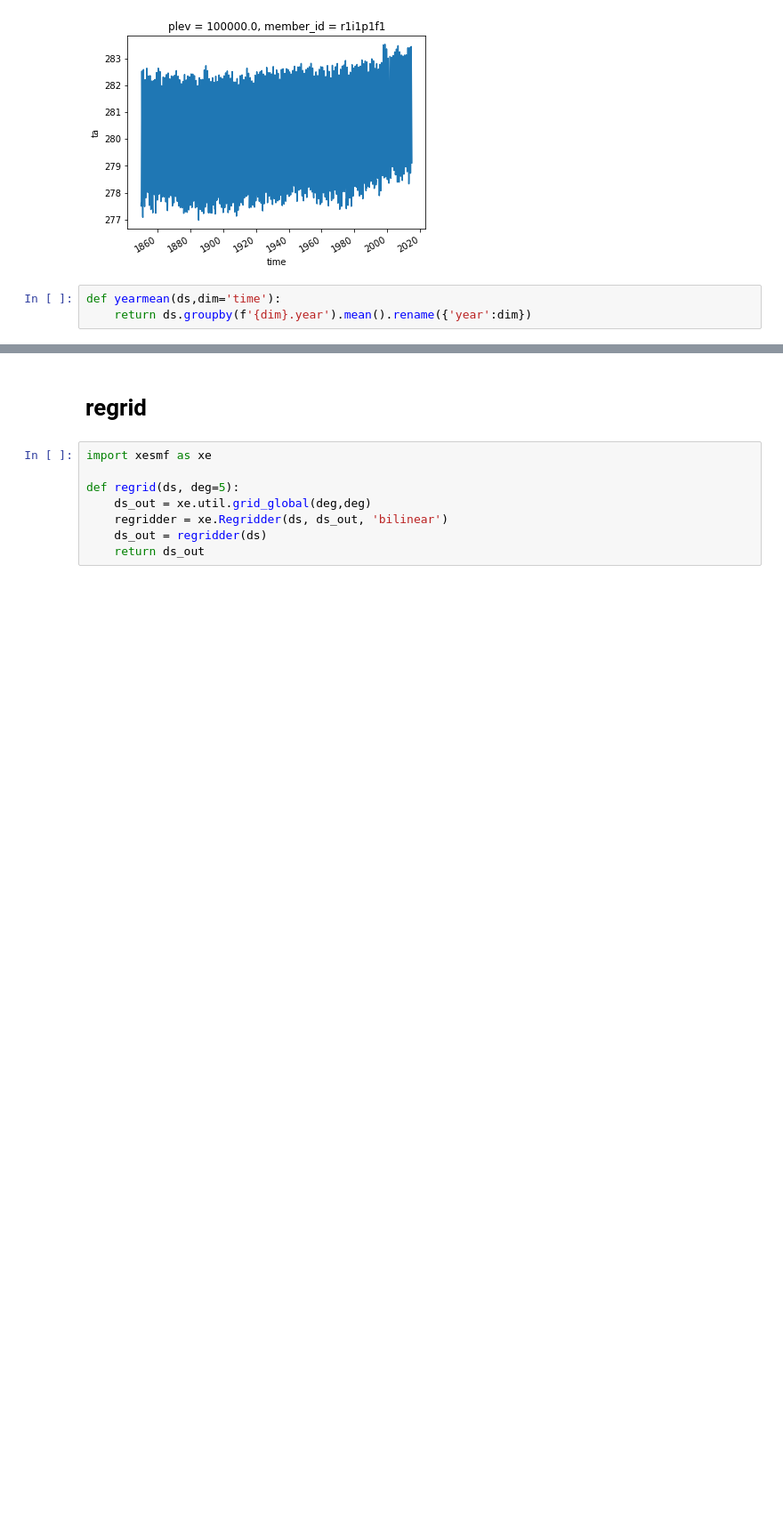
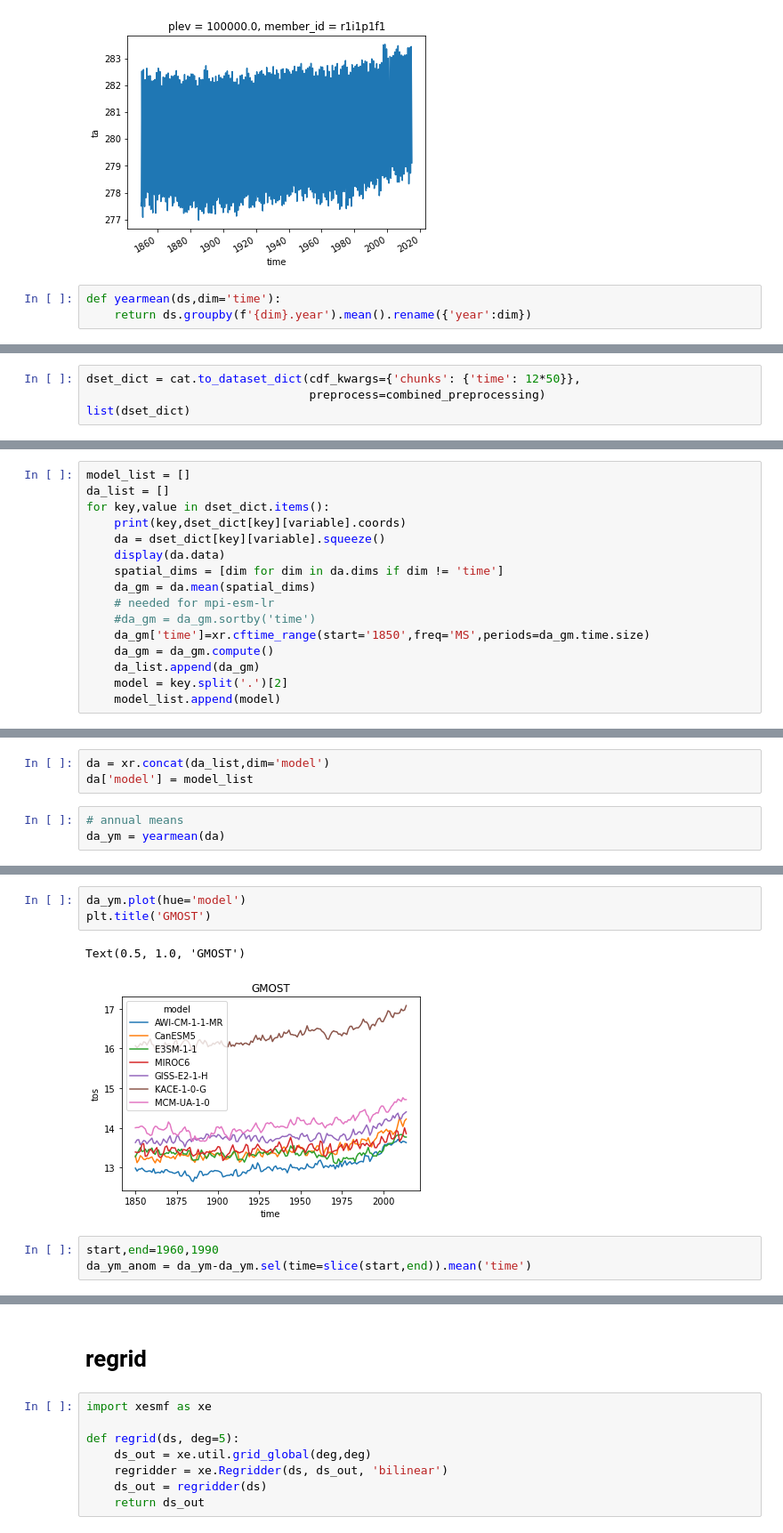
Before and after one commit to aaronspring/LunchBytes_intake-esm_cloud, a Jupyter notebook: tutorial.ipynb, the cells around one changed output, grey strips where cells are left out. Shown at 89% size. Cells and saved outputs as stored; diff of their text form; blank space fills up the shorter version.

```diff
--- a/tutorial.ipynb
+++ b/tutorial.ipynb
@@ -81,0 +154,4 @@ yearmean(da_gm).plot()
+# %%
+dset_dict = cat.to_dataset_dict(cdf_kwargs={'chunks': {'time': 12*50}},
+                                preprocess=combined_preprocessing)
+list(dset_dict)
@@ -81,0 +174,16 @@ yearmean(da_gm).plot()
+# %%
+model_list = []
+da_list = []
+for key,value in dset_dict.items():
+    print(key,dset_dict[key][variable].coords)
+    da = dset_dict[key][variable].squeeze()
+    display(da.data)
+    spatial_dims = [dim for dim in da.dims if dim != 'time']
+    da_gm = da.mean(spatial_dims)
+    # needed for mpi-esm-lr
+    #da_gm = da_gm.sortby('time')
+    da_gm['time']=xr.cftime_range(start='1850',freq='MS',periods=da_gm.time.size)
+    da_gm = da_gm.compute()
+    da_list.append(da_gm)
+    model = key.split('.')[2]
+    model_list.append(model)
@@ -81,0 +243,6 @@ yearmean(da_gm).plot()
+# %%
+da = xr.concat(da_list,dim='model')
+da['model'] = model_list
+# %%
+# annual means
+da_ym = yearmean(da)
@@ -81,0 +259,9 @@ yearmean(da_gm).plot()
+# %%
+da_ym.plot(hue='model')
+plt.title('GMOST')
+# %% [output]
+Text(0.5, 1.0, 'GMOST')
+[figure, added]
+# %%
+start,end=1960,1990
+da_ym_anom = da_ym-da_ym.sel(time=slice(start,end)).mean('time')
```
Also changed, not shown: parts of 24 cells of this notebook, 1 other file.
